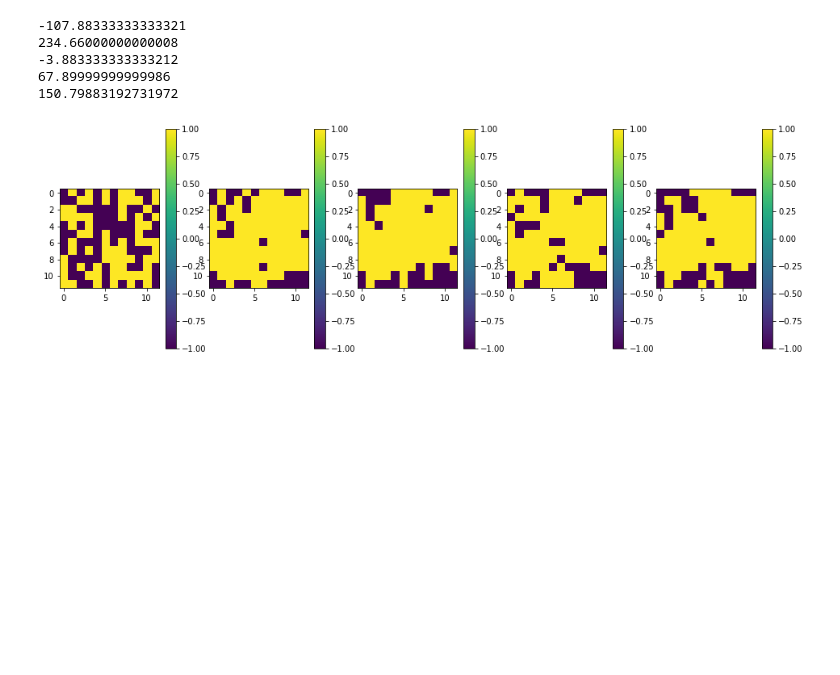
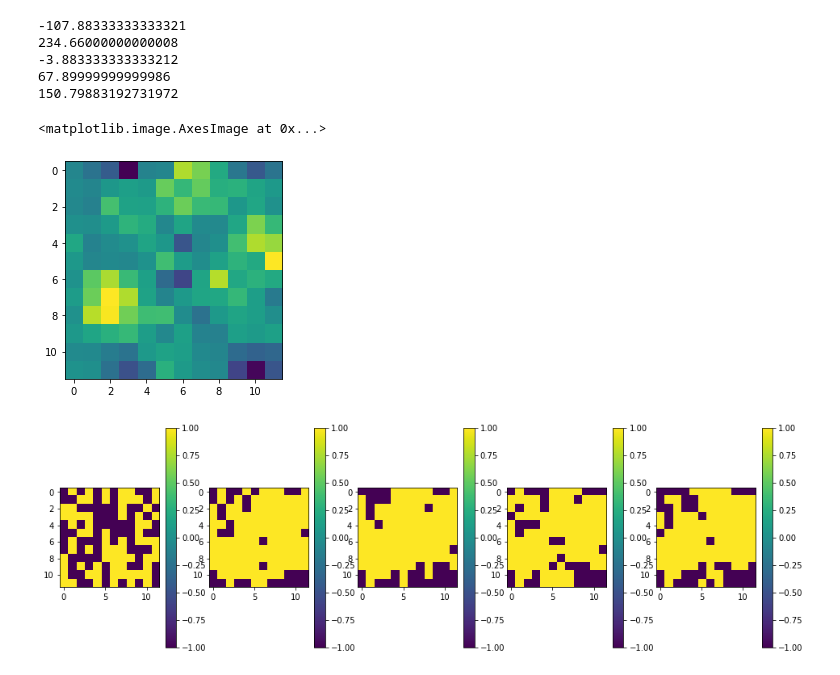
Before and after one commit to ccli3896/RLWorms, a Jupyter notebook: 12_01_dropoutmodel/checkingScript.ipynb, the cells around one changed output. Saved outputs shown, nothing was run; the diff lists cells and outputs as text; code cells hidden in the pictures; blank space fills up the shorter version.

```diff
--- a/12_01_dropoutmodel/checkingScript.ipynb
+++ b/12_01_dropoutmodel/checkingScript.ipynb
@@ -72,6 +91,11 @@ for i in range(5):
 -3.883333333333212
 67.89999999999986
 150.79883192731972
+# %%
+plt.imshow(testag.Qtab[:,1].reshape(12,12)-testag.Qtab[:,0].reshape(12,12))
+# %% [output]
+<matplotlib.image.AxesImage at 0x...>
+[figure, added]
 # %%
 fig,ax = plt.subplots(1,5)
 fig.set_size_inches((16,5))
```
Also changed, not shown: parts of 7 cells of this notebook, 22 other files.
